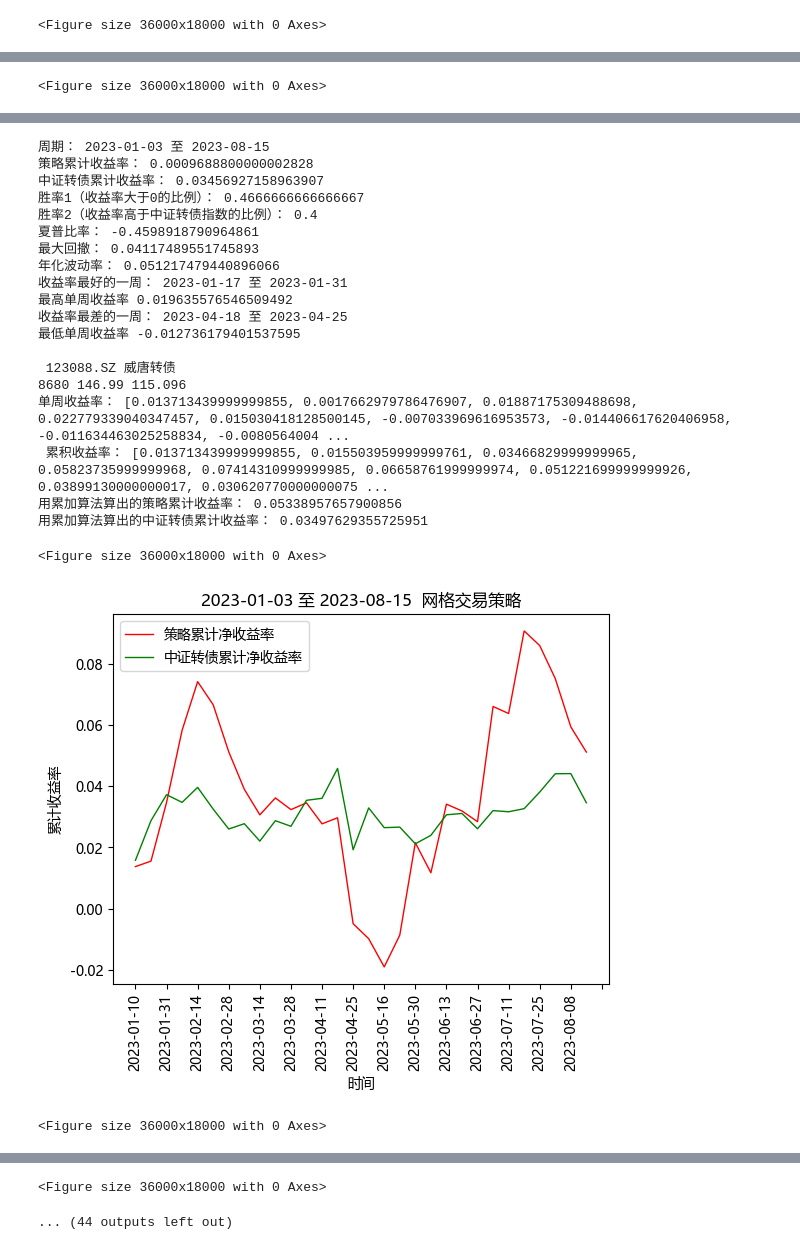
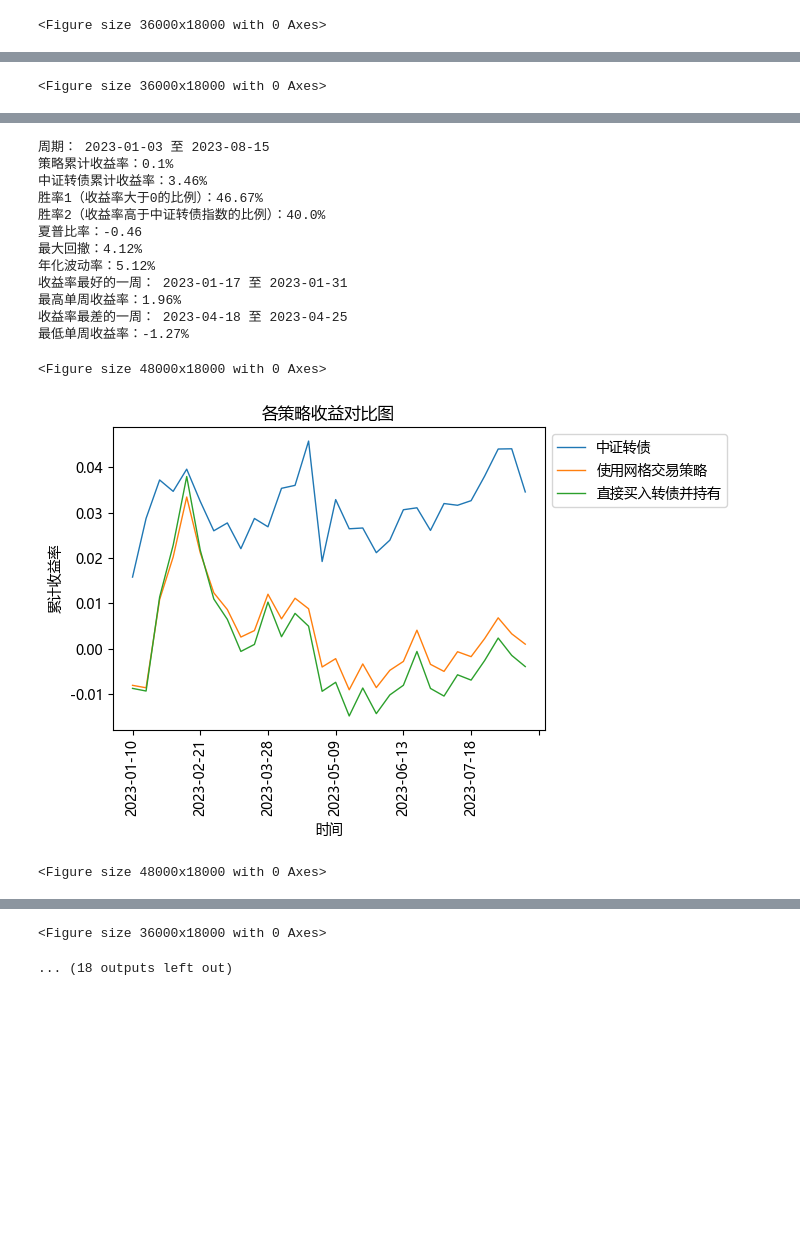
Before and after one commit to Big-ZhangCG/DB_FROM_20230811, a Jupyter notebook: mywork_ByZCG/mywork_网格交易法_实验阶段.ipynb, the cells around one changed output, grey strips where cells are left out. Saved outputs shown, nothing was run; the diff lists cells and outputs as text; code cells hidden in the pictures; blank space fills up the shorter version.

```diff
--- a/mywork_ByZCG/mywork_网格交易法_实验阶段.ipynb
+++ b/mywork_ByZCG/mywork_网格交易法_实验阶段.ipynb
@@ -256,13 +323,14 @@ import bisect
 
 start_day = '2023-01-03'
 end_day = '2023-08-17'
-
+which_day = 'tue'
 
 # 先实验对某一只转债进行网格化交易
 
 # 选债方法剔除掉目前价格过高的转债（存在下跌的风险），按回测开始日期前半年的正股年化波动率由高到低排序
 # 113594.SH  113621.SH  127046.SZ  123088.SZ  113629.SH  127052.SZ  123121.SZ
-trade_bond_code_list = ['128117.SZ', '123088.SZ', '123038.SZ', '127028.SZ', '113600.SH', '123145.SZ', '128042.SZ', '113636.SH', '111004.SH', '111000.SH', '123120.SZ']
+trade_bond_code_list = ['128117.SZ', '123088.SZ', '123038.SZ', '127028.SZ', '113600.SH', '123145.SZ', '128042.SZ', '113636.SH', '123120.SZ']
+trade_bond_code_list = ['128117.SZ', '123088.SZ', '123038.SZ']
 
 for trade_bond_code in trade_bond_code_list:
     print('\n', trade_bond_code, B_DF.loc[B_DF['bond_code']==trade_bond_code, 'cn'].to_string(index=False))
@@ -326,55 +394,59 @@ for trade_bond_code in trade_bond_code_list:
 
 
     # 统计每周账户净值
-    test_day_list = list(D_DF[(D_DF['date'] >= start_day) & (D_DF['date'] <= end_day) & (D_DF['which_day'] == 'tue')]['date'])
+    test_day_list = list(D_DF[(D_DF['date'] >= start_day) & (D_DF['date'] <= end_day) & (D_DF['which_day'] == which_day)]['date'])
 
     for i in range(len(day_list)):
         day = day_list[i]
         if i == 0:
             # 第一天换仓时
             total_money_list.append(initial_money)
             current_money = initial_money - get_current_total_money(day, 0, all_date_positon_details[day], A_DF)
         else:
             current_total_money = get_current_total_money(day, current_money, all_date_positon_details[day_list[i-1]], A_DF)
             current_money = current_total_money - get_current_total_money(day, 0, all_date_positon_details[day], A_DF)
             if day in test_day_list:
                 total_money_list.append(current_total_money)
 
     profit = [total_money_list[i] / total_money_list[i-1] - 1 for i in range(1, len(total_money_list))]
-    # print(profit)
 
     weekly_return, cumulative_return, zi_weekly_return, zi_cumulative_return = display(profit, test_day_list, C_DF, '网格交易策略', tick_spacing = 2)
     calculate_indicators(test_day_list, weekly_return, cumulative_return, zi_weekly_return, zi_cumulative_return)
+
+
+    # 直接买（不用网格交易）的收益率
+    close_list = list(A_DF[(A_DF['date'].isin(test_day_list)) & (A_DF['bond_code'] == trade_bond_code)]['dp'])
+    close_weekly_return = [close_list[i] / close_list[i-1] - 1 for i in range(1, len(close_list))]
+    close_cumulative_return = [close_list[i] / close_list[0] - 1 for i in range(1, len(close_list))]
+
+    profit_dict = {'使用网格交易策略' : {'weekly_return' : weekly_return, 'cumulative_return' : cumulative_return},
+                   '直接买入转债并持有' : {'weekly_return' : close_weekly_return, 'cumulative_return' : close_cumulative_return}}
+    trade_dates_list = test_day_list
+
+    display_multiple_strategies(profit_dict, trade_dates_list, zi_weekly_return, zi_cumulative_return, photo_title = '各策略收益对比图', tick_spacing = 5)
 # %% [output]
  128117.SZ 道恩转债
 8810 155.0 113.43
 单周收益率： [-0.008117999999999959, -0.0005429678127035764, 0.019635576546509492, 0.009297898641666302, 0.012985123888137995, -0.011907553281276906, -0.008659108174845831, -0.0036510670480531804, -0.006019 ...
  累积收益率： [-0.008117999999999959, -0.008656560000000035, 0.010809040000000047, 0.020207440000000076, 0.033454960000000256, 0.021149040000000285, 0.012306800000000395, 0.008610800000000252, 0.00253968000 ...
 用累加算法算出的策略累计收益率： 0.001750042984451916
 用累加算法算出的中证转债累计收益率： 0.03497629355725951
 <Figure size 36000x18000 with 0 Axes>
 [figure]
 <Figure size 36000x18000 with 0 Axes>
 [figure]
 周期： 2023-01-03 至 2023-08-15
-策略累计收益率： 0.0009688800000002828
-中证转债累计收益率： 0.03456927158963907
-胜率1（收益率大于0的比例）： 0.4666666666666667
-胜率2（收益率高于中证转债指数的比例）： 0.4
-夏普比率： -0.4598918790964861
-最大回撤： 0.04117489551745893
-年化波动率： 0.051217479440896066
+策略累计收益率：0.1%
+中证转债累计收益率：3.46%
+胜率1（收益率大于0的比例）：46.67%
+胜率2（收益率高于中证转债指数的比例）：40.0%
+夏普比率：-0.46
+最大回撤：4.12%
+年化波动率：5.12%
 收益率最好的一周： 2023-01-17 至 2023-01-31
-最高单周收益率 0.019635576546509492
+最高单周收益率：1.96%
 收益率最差的一周： 2023-04-18 至 2023-04-25
-最低单周收益率 -0.012736179401537595
-
- 123088.SZ 威唐转债
-8680 146.99 115.096
-单周收益率： [0.013713439999999855, 0.0017662979786476907, 0.01887175309488698, 0.022779339040347457, 0.015030418128500145, -0.007033969616953573, -0.014406617620406958, -0.011634463025258834, -0.0080564004 ...
- 累积收益率： [0.013713439999999855, 0.015503959999999761, 0.03466829999999965, 0.05823735999999968, 0.07414310999999985, 0.06658761999999974, 0.051221699999999926, 0.03899130000000017, 0.030620770000000075 ...
-用累加算法算出的策略累计收益率： 0.05338957657900856
-用累加算法算出的中证转债累计收益率： 0.03497629355725951
+最低单周收益率：-1.27%
-<Figure size 36000x18000 with 0 Axes>
+<Figure size 48000x18000 with 0 Axes>
-[figure, old version]
+[figure, new version]
-<Figure size 36000x18000 with 0 Axes>
+<Figure size 48000x18000 with 0 Axes>
@@ -400,6 +459,6 @@ for trade_bond_code in trade_bond_code_list:
 用累加算法算出的中证转债累计收益率： 0.03497629355725951
 <Figure size 36000x18000 with 0 Axes>
-... (44 outputs left out)
+... (18 outputs left out)
 # %%
 # ----------------------------------------------------------------------------------------------------------------------
 # --------------------------------------------------- 分页，便于阅读 ---------------------------------------------------
```
Also changed, not shown: parts of 7 cells of this notebook, 41 other files.
